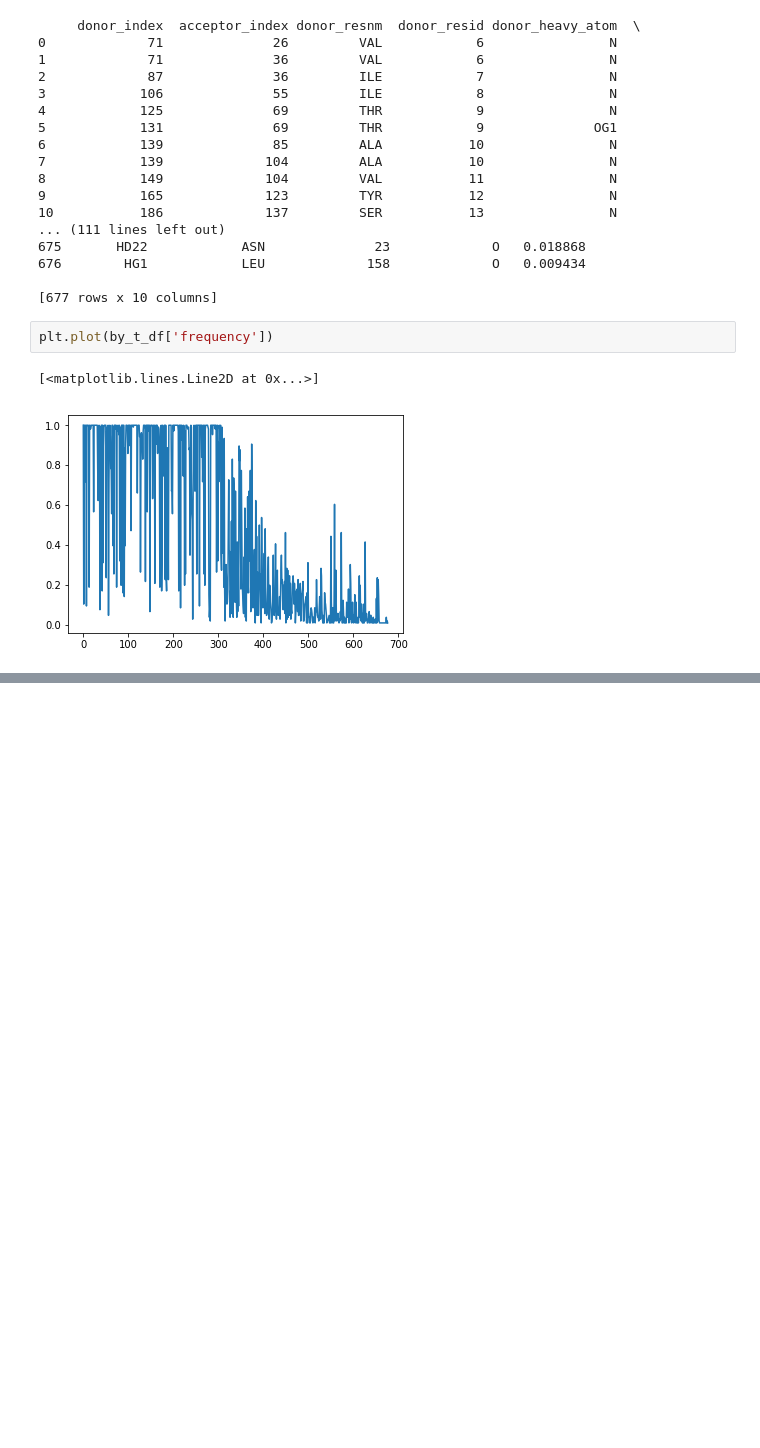
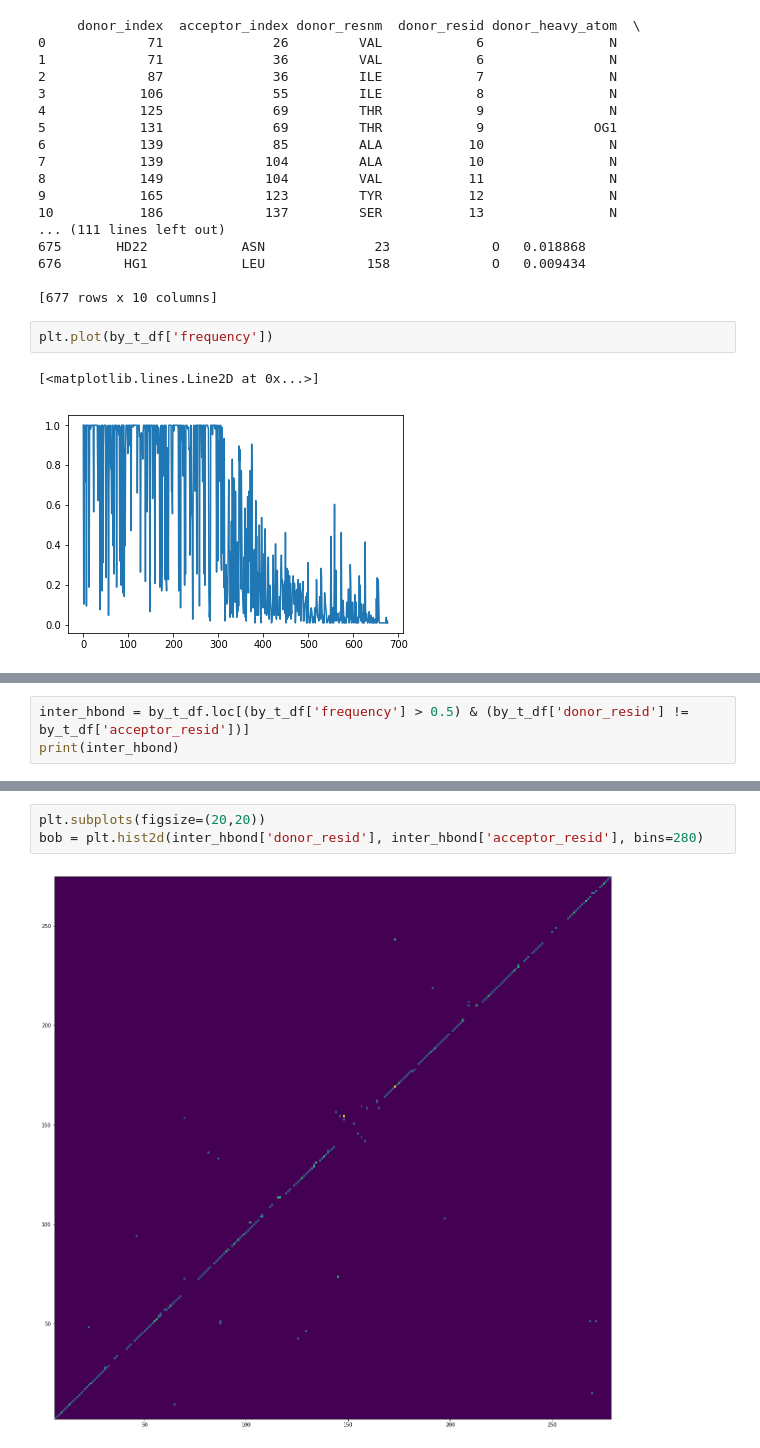
Before and after one commit to evabertalan/opioid_md, a Jupyter notebook: h_bond.ipynb, the cells around one changed output, grey strips where cells are left out. Cells and saved outputs as stored; diff of their text form; blank space fills up the shorter version.

```diff
--- a/h_bond.ipynb
+++ b/h_bond.ipynb
@@ -129,0 +157,3 @@ plt.plot(by_t_df['frequency'])
+# %%
+inter_hbond = by_t_df.loc[(by_t_df['frequency'] > 0.5) & (by_t_df['donor_resid'] != by_t_df['acceptor_resid'])]
+print(inter_hbond)
@@ -129,0 +178,5 @@ plt.plot(by_t_df['frequency'])
+# %%
+plt.subplots(figsize=(20,20))
+bob = plt.hist2d(inter_hbond['donor_resid'], inter_hbond['acceptor_resid'], bins=280)
+# %% [output]
+[figure, added]
```
Also changed, not shown: parts of 4 cells of this notebook, 2 other files.
